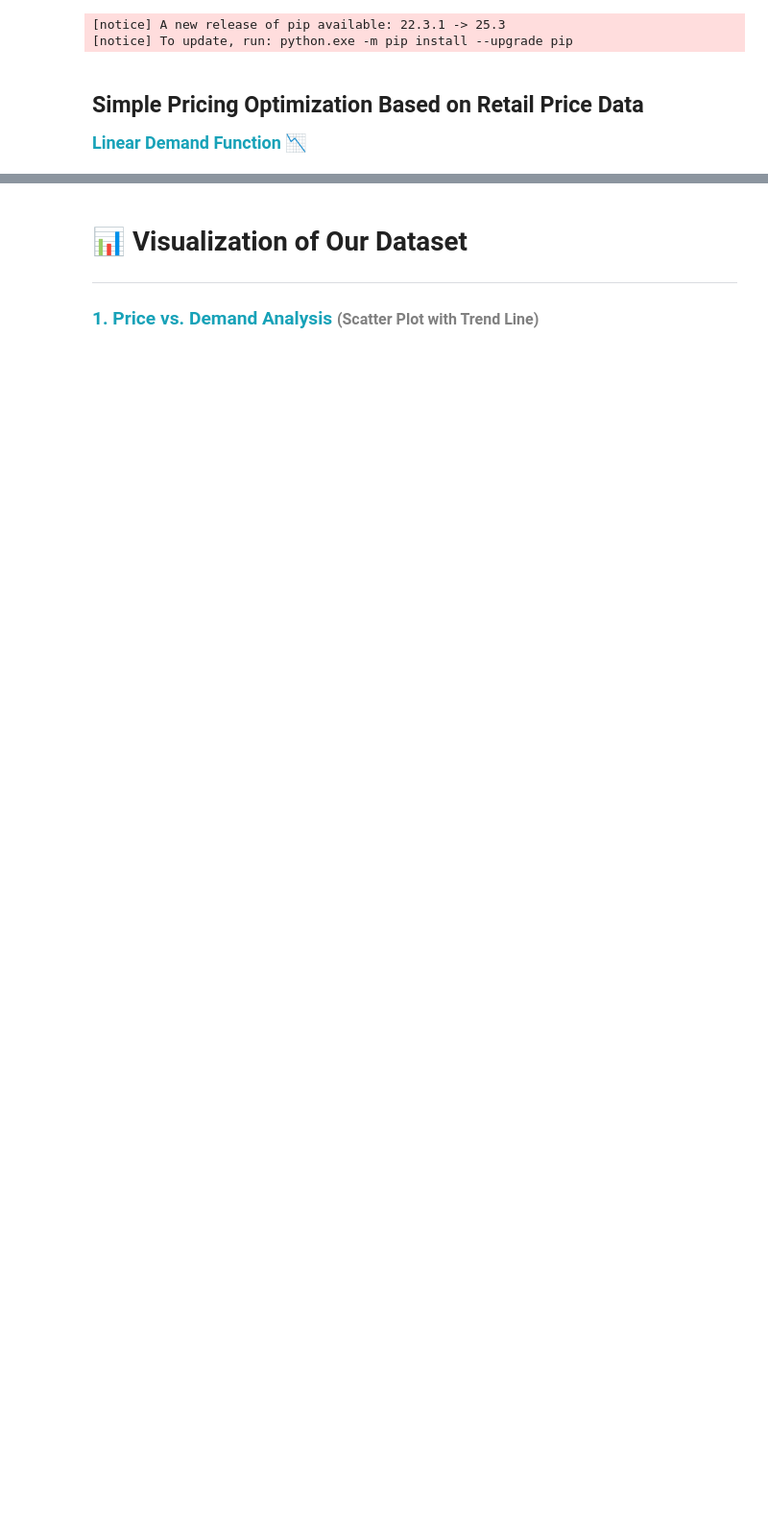
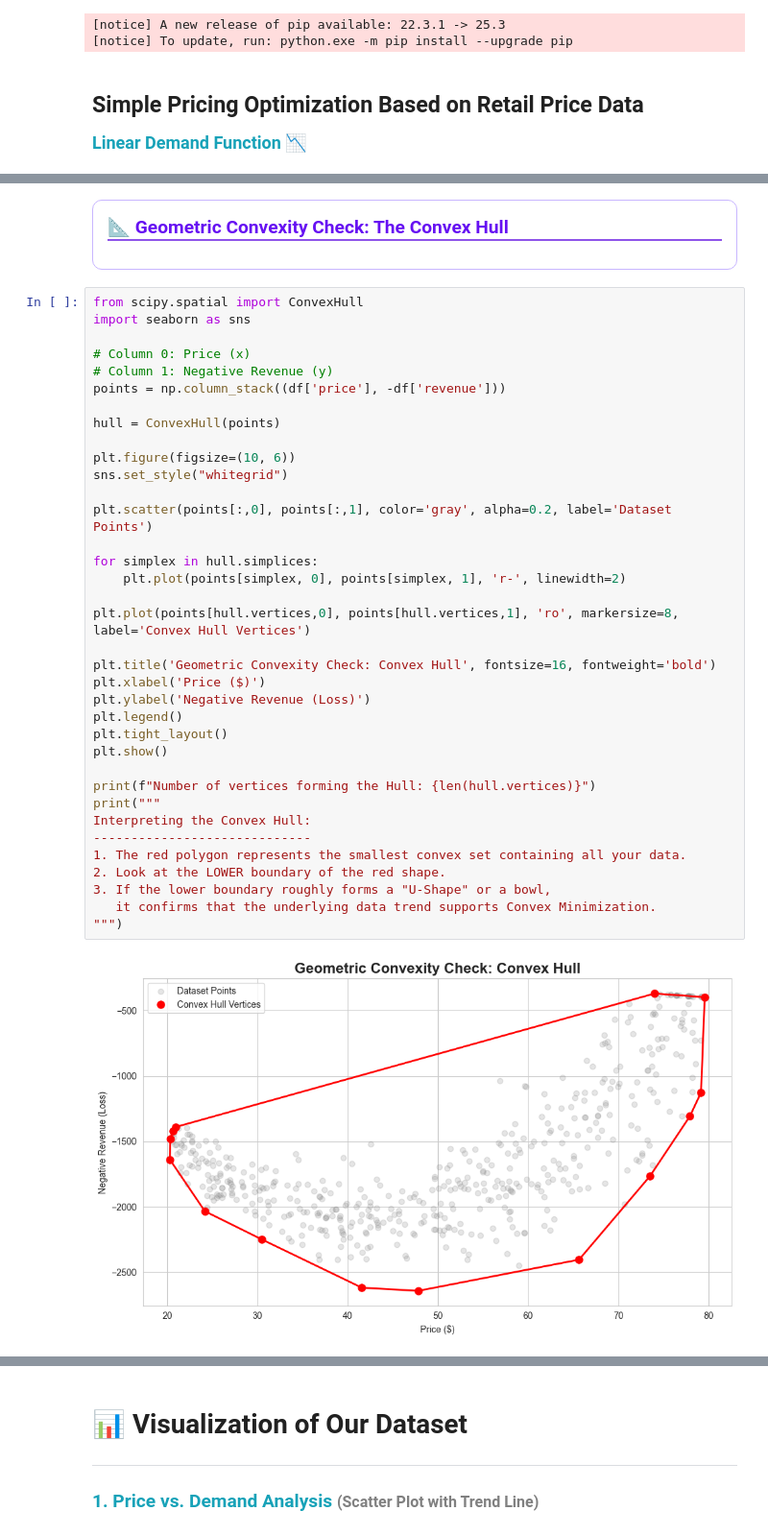
Before and after one commit to hamas22/Project-Convex-Pricing_Optimization-, a Jupyter notebook: pricing-optimization.ipynb, the cells around one changed output, grey strips where cells are left out. Shown at 96% size. Cells and saved outputs as stored; diff of their text form; blank space fills up the shorter version.

```diff
--- a/pricing-optimization.ipynb
+++ b/pricing-optimization.ipynb
@@ -83,0 +82,46 @@ Demand Function: d(p) = 100 - 1.2*p
+# %% [markdown]
+<div style=" border: 1px solid #c8b6ff; padding: 15px; border-radius: 10px; box-shadow: 0 4px 8px rgba(0,0,0,0.1);">
+    <h3 style="color: #6610f2; margin-top: 0; border-bottom: 2px solid #8e54e9; padding-bottom: 8px;">
+        📐 Geometric Convexity Check: The Convex Hull
+    </h3>
+
+
+</div>
+# %%
+from scipy.spatial import ConvexHull
+import seaborn as sns
+
+# Column 0: Price (x)
+# Column 1: Negative Revenue (y)
+points = np.column_stack((df['price'], -df['revenue']))
+
+hull = ConvexHull(points)
+
+plt.figure(figsize=(10, 6))
+sns.set_style("whitegrid")
+
+plt.scatter(points[:,0], points[:,1], color='gray', alpha=0.2, label='Dataset Points')
+
+for simplex in hull.simplices:
+    plt.plot(points[simplex, 0], points[simplex, 1], 'r-', linewidth=2)
+
+plt.plot(points[hull.vertices,0], points[hull.vertices,1], 'ro', markersize=8, label='Convex Hull Vertices')
+
+plt.title('Geometric Convexity Check: Convex Hull', fontsize=16, fontweight='bold')
+plt.xlabel('Price ($)')
+plt.ylabel('Negative Revenue (Loss)')
+plt.legend()
+plt.tight_layout()
+plt.show()
+
+print(f"Number of vertices forming the Hull: {len(hull.vertices)}")
+print("""
+Interpreting the Convex Hull:
+-----------------------------
+1. The red polygon represents the smallest convex set containing all your data.
+2. Look at the LOWER boundary of the red shape.
+3. If the lower boundary roughly forms a "U-Shape" or a bowl,
+   it confirms that the underlying data trend supports Convex Minimization.
+""")
+# %% [output]
+[figure, added]
```
Also changed, not shown: parts of 16 cells of this notebook, 1 other file.
